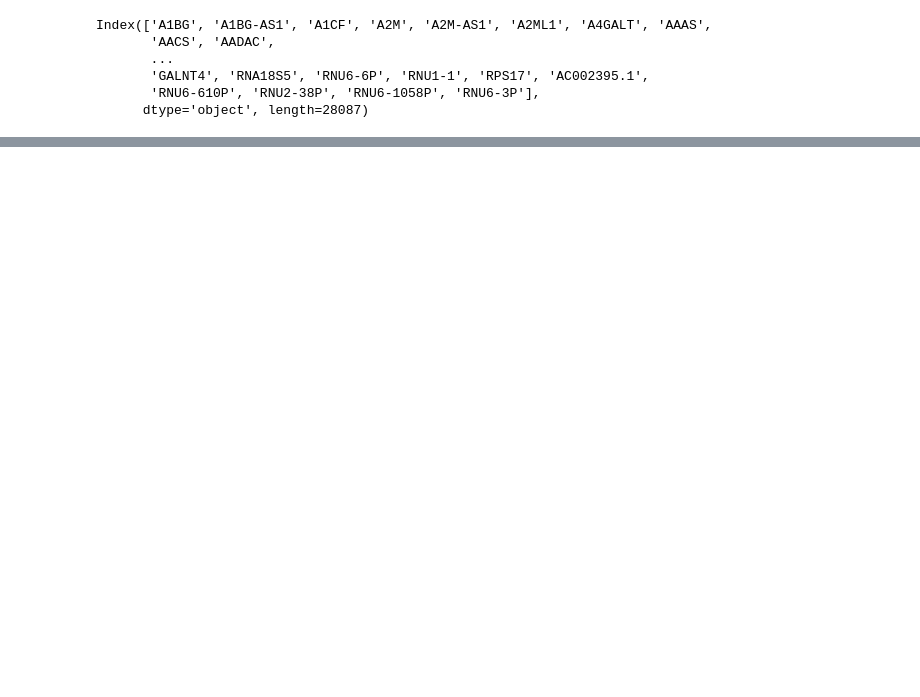
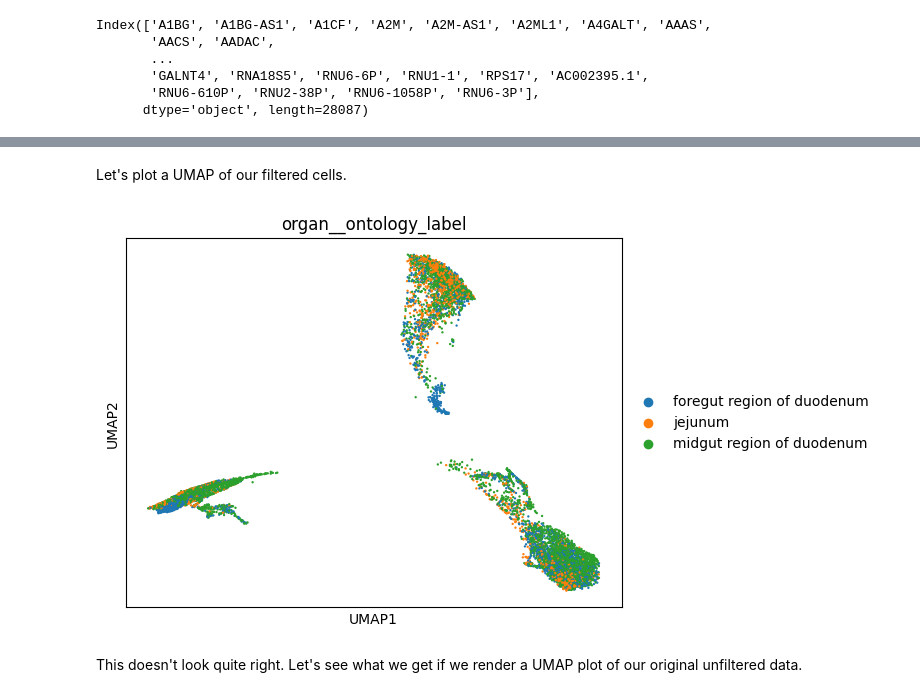
Before and after one commit to aneesav/singlecell, a Jupyter notebook: analysis/kummerlowe.ipynb, the cells around one changed output, grey strips where cells are left out. Cells and saved outputs as stored; diff of their text form; code cells hidden in the pictures; blank space fills up the shorter version.

```diff
--- a/analysis/kummerlowe.ipynb
+++ b/analysis/kummerlowe.ipynb
@@ -113,0 +156,13 @@ adata = adata[:, adata.var.highly_variable]
+# %% [markdown]
+Let's plot a UMAP of our filtered cells.
+# %%
+# Run UMAP
+sc.pp.neighbors(adata_filtered, n_pcs=10)
+sc.tl.umap(adata_filtered, n_components=10)
+
+# Plot t-SNE
+sc.pl.umap(adata_filtered, color=['organ__ontology_label'])
+# %% [output]
+[figure, added]
+# %% [markdown]
+This doesn't look quite right. Let's see what we get if we render a UMAP plot of our original unfiltered data.
```
Also changed, not shown: parts of 16 cells of this notebook.
